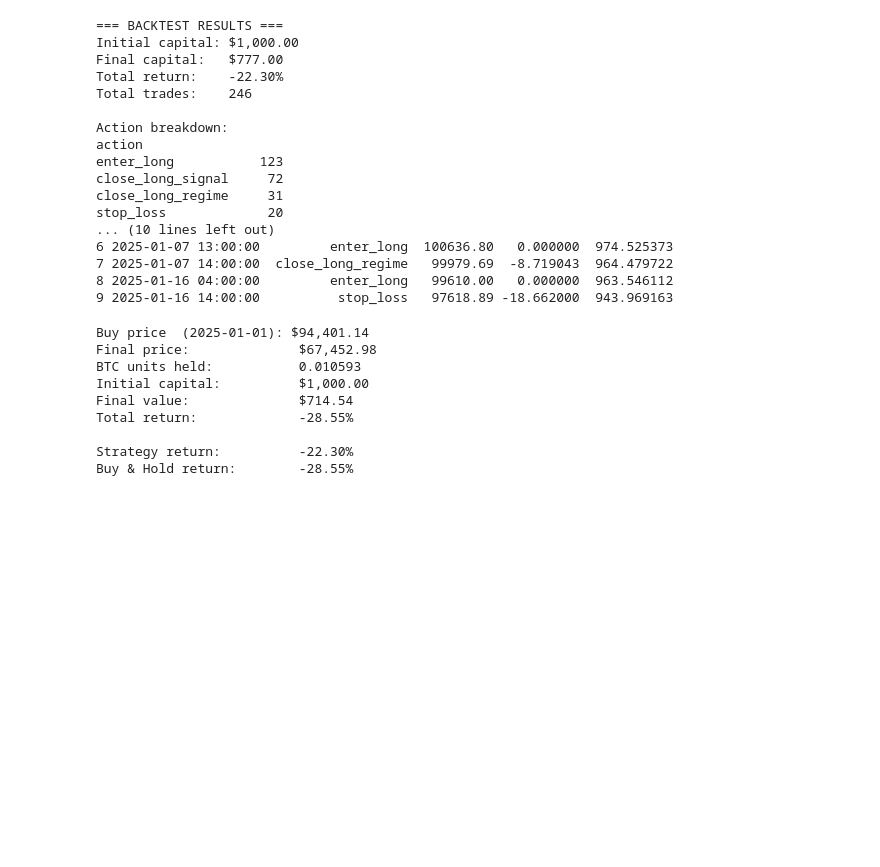
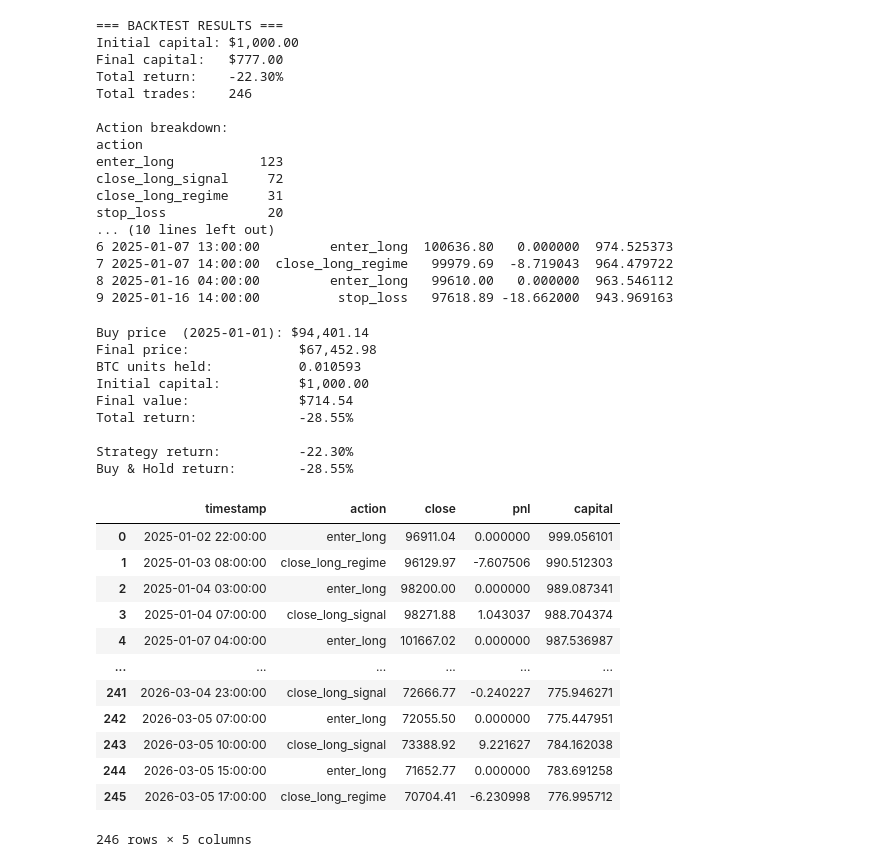
Before and after one commit to rajeevankrajendran-creator/systematic_trading, a Jupyter notebook: systematic_trading_backend/notebooks/Master_Notebook_Exefilter.ipynb, the cells around one changed output. Saved outputs shown, nothing was run; the diff lists cells and outputs as text; code cells hidden in the pictures; blank space fills up the shorter version.

Commit message:
create better trade performance metrics

```diff
--- a/systematic_trading_backend/notebooks/Master_Notebook_Exefilter.ipynb
+++ b/systematic_trading_backend/notebooks/Master_Notebook_Exefilter.ipynb
@@ -653,3 +703,19 @@ Total return:             -28.55%
 
 Strategy return:          -22.30%
 Buy & Hold return:        -28.55%
+# %%
+trade_df
+# %% [output]
+|  | timestamp | action | close | pnl | capital |
+| 0 | 2025-01-02 22:00:00 | enter_long | 96911.04 | 0.000000 | 999.056101 |
+| 1 | 2025-01-03 08:00:00 | close_long_regime | 96129.97 | -7.607506 | 990.512303 |
+| 2 | 2025-01-04 03:00:00 | enter_long | 98200.00 | 0.000000 | 989.087341 |
+| 3 | 2025-01-04 07:00:00 | close_long_signal | 98271.88 | 1.043037 | 988.704374 |
+| 4 | 2025-01-07 04:00:00 | enter_long | 101667.02 | 0.000000 | 987.536987 |
+| ... | ... | ... | ... | ... | ... |
+| 241 | 2026-03-04 23:00:00 | close_long_signal | 72666.77 | -0.240227 | 775.946271 |
+| 242 | 2026-03-05 07:00:00 | enter_long | 72055.50 | 0.000000 | 775.447951 |
+| 243 | 2026-03-05 10:00:00 | close_long_signal | 73388.92 | 9.221627 | 784.162038 |
+| 244 | 2026-03-05 15:00:00 | enter_long | 71652.77 | 0.000000 | 783.691258 |
+| 245 | 2026-03-05 17:00:00 | close_long_regime | 70704.41 | -6.230998 | 776.995712 |
+246 rows × 5 columns
```
Also changed, not shown: parts of 2 cells of this notebook.
